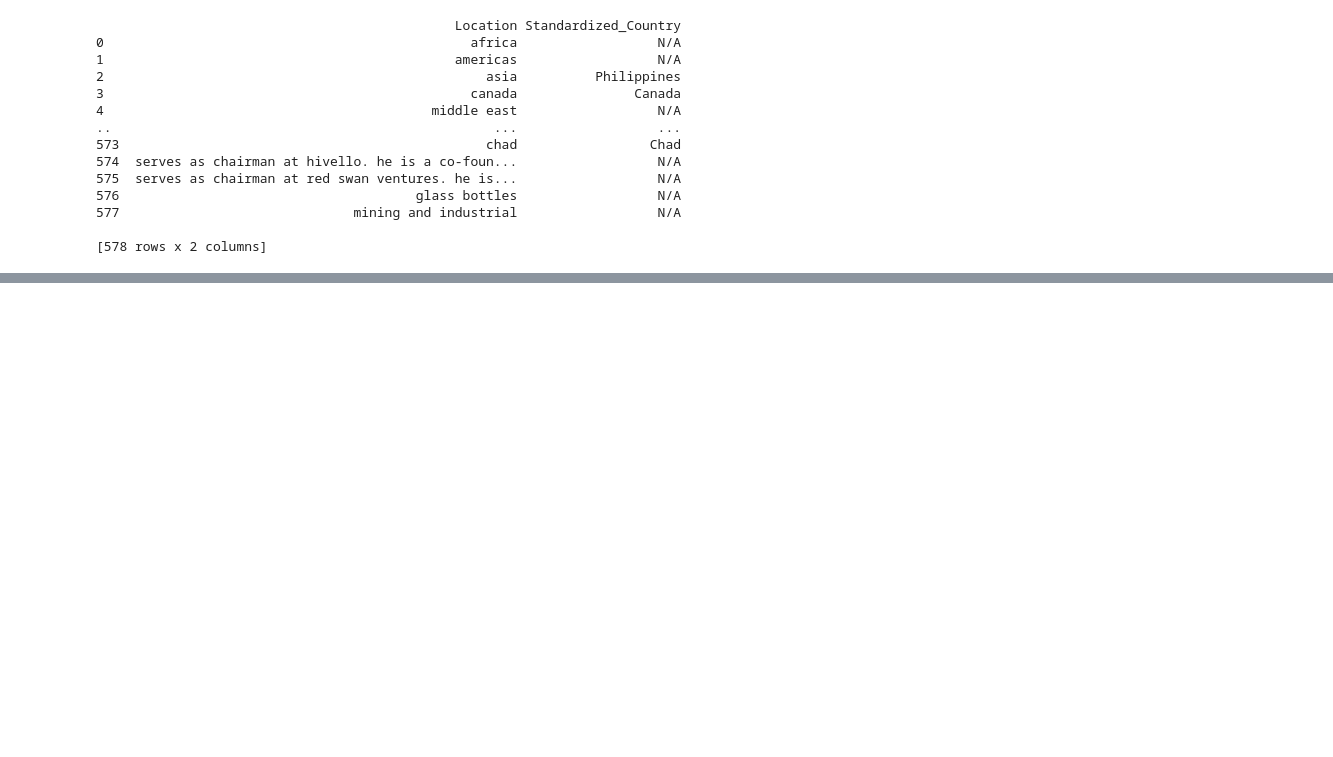
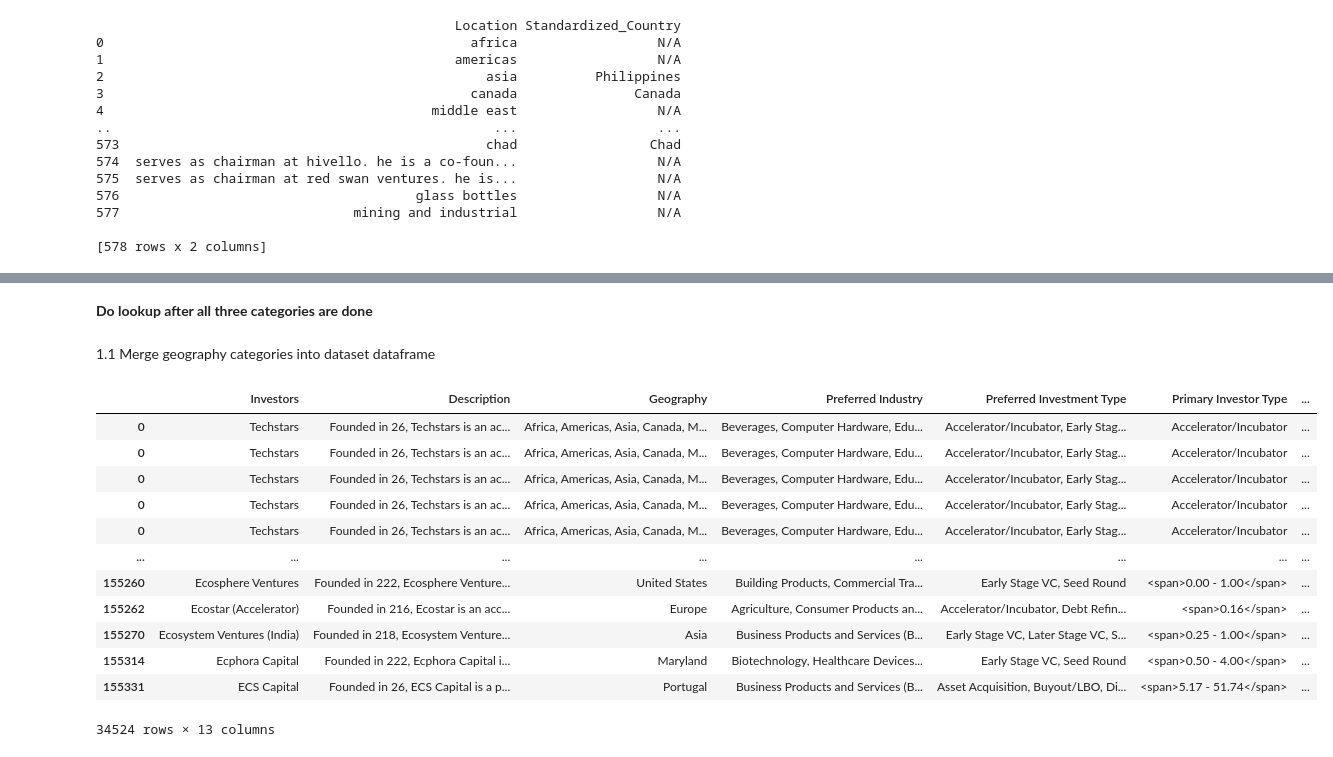
Before and after one commit to Eric-L-cloud/Capstone-Project, a Jupyter notebook: read_parquet_files (1).ipynb, the cells around one changed output, grey strips where cells are left out. Saved outputs shown, nothing was run; the diff lists cells and outputs as text; code cells hidden in the pictures; blank space fills up the shorter version.

```diff
--- a/read_parquet_files (1).ipynb
+++ b/read_parquet_files (1).ipynb
@@ -498,0 +546,35 @@ df_to_excel.to_excel('standardized_locations.xlsx', index=False)
+# %% [markdown]
+**Do lookup after all three categories are done**
+# %% [markdown]
+1.1 Merge geography categories into dataset dataframe
+# %%
+# Explode the tags so each tag is in its own row
+exploded_geography = drop_df_removed_shift.explode('geography_tags')
+# Merge will reset the index number, this step is to keep the index order after explosion
+exploded_geography_index = exploded_geography.index
+
+
+# Merge on the exploded tags
+drop_df_removed_shift_1 = exploded_geography.merge(
+	geography_categories,
+	left_on='geography_tags',
+	right_on='Location',
+	how='left'
+)
+# This step is to restore the index order after explosion
+drop_df_removed_shift_1.index = exploded_geography_index
+drop_df_removed_shift_1
+# %% [output]
+|  | Investors | Description | Geography | Preferred Industry | Preferred Investment Type | Primary Investor Type | ... |
+| 0 | Techstars | Founded in 26, Techstars is an ac... | Africa, Americas, Asia, Canada, M... | Beverages, Computer Hardware, Edu... | Accelerator/Incubator, Early Stag... | Accelerator/Incubator | ... |
+| 0 | Techstars | Founded in 26, Techstars is an ac... | Africa, Americas, Asia, Canada, M... | Beverages, Computer Hardware, Edu... | Accelerator/Incubator, Early Stag... | Accelerator/Incubator | ... |
+| 0 | Techstars | Founded in 26, Techstars is an ac... | Africa, Americas, Asia, Canada, M... | Beverages, Computer Hardware, Edu... | Accelerator/Incubator, Early Stag... | Accelerator/Incubator | ... |
+| 0 | Techstars | Founded in 26, Techstars is an ac... | Africa, Americas, Asia, Canada, M... | Beverages, Computer Hardware, Edu... | Accelerator/Incubator, Early Stag... | Accelerator/Incubator | ... |
+| 0 | Techstars | Founded in 26, Techstars is an ac... | Africa, Americas, Asia, Canada, M... | Beverages, Computer Hardware, Edu... | Accelerator/Incubator, Early Stag... | Accelerator/Incubator | ... |
+| ... | ... | ... | ... | ... | ... | ... | ... |
+| 155260 | Ecosphere Ventures | Founded in 222, Ecosphere Venture... | United States | Building Products, Commercial Tra... | Early Stage VC, Seed Round | <span>0.00 - 1.00</span> | ... |
+| 155262 | Ecostar (Accelerator) | Founded in 216, Ecostar is an acc... | Europe | Agriculture, Consumer Products an... | Accelerator/Incubator, Debt Refin... | <span>0.16</span> | ... |
+| 155270 | Ecosystem Ventures (India) | Founded in 218, Ecosystem Venture... | Asia | Business Products and Services (B... | Early Stage VC, Later Stage VC, S... | <span>0.25 - 1.00</span> | ... |
+| 155314 | Ecphora Capital | Founded in 222, Ecphora Capital i... | Maryland | Biotechnology, Healthcare Devices... | Early Stage VC, Seed Round | <span>0.50 - 4.00</span> | ... |
+| 155331 | ECS Capital | Founded in 26, ECS Capital is a p... | Portugal | Business Products and Services (B... | Asset Acquisition, Buyout/LBO, Di... | <span>5.17 - 51.74</span> | ... |
+34524 rows × 13 columns
```
Also changed, not shown: parts of 38 cells of this notebook, 1 other file.
